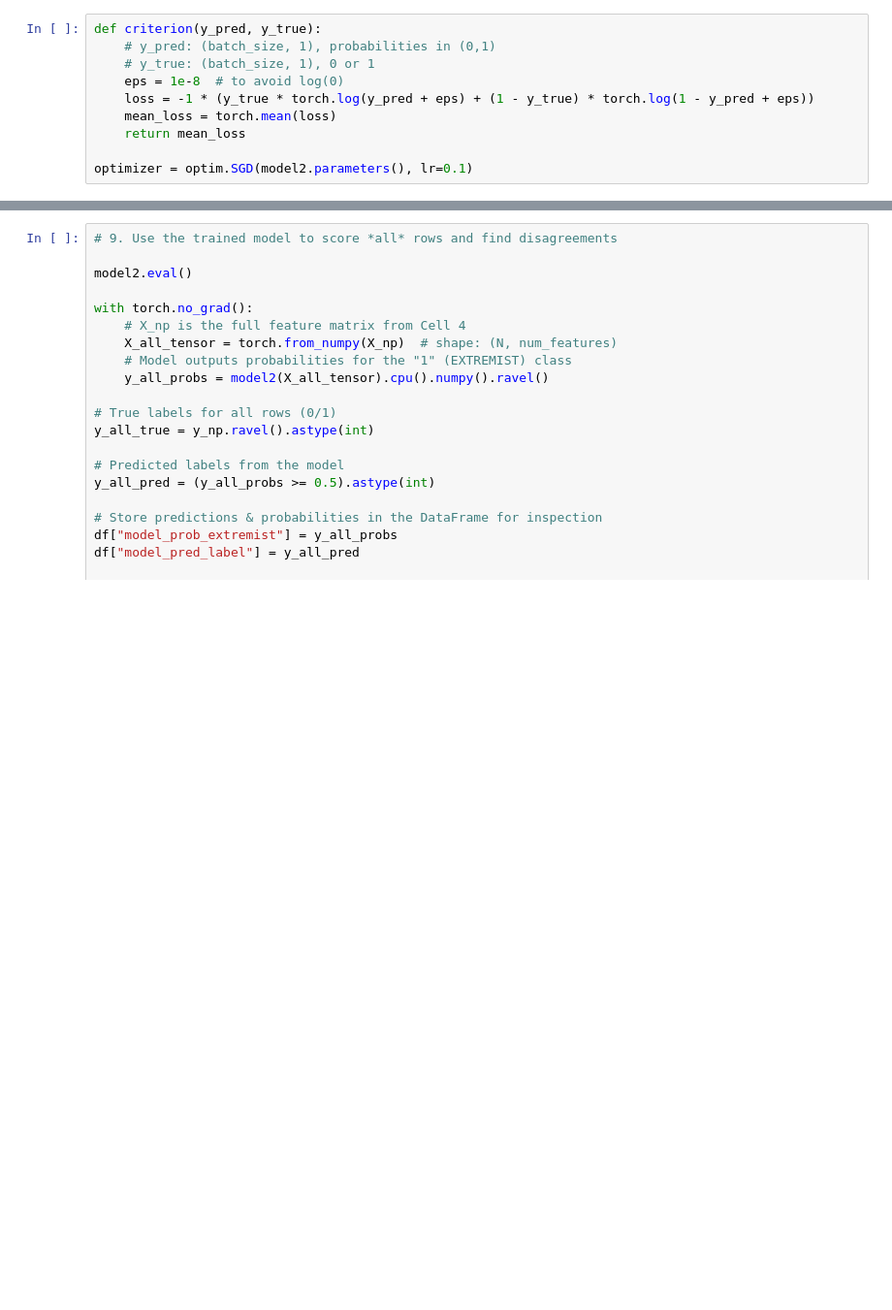
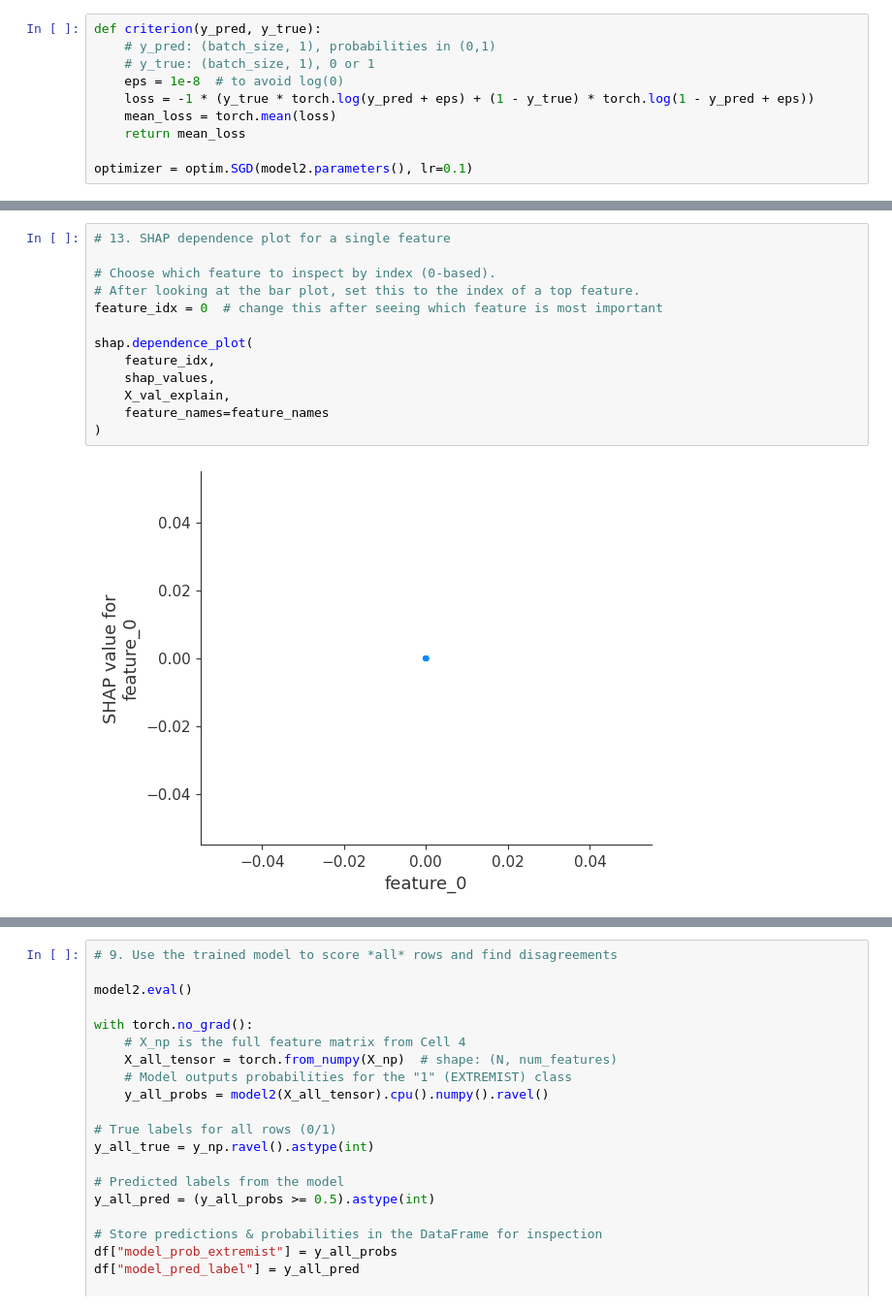
Before and after one commit to adityaSureshCHS/extremism_sentiment_analysis, a Jupyter notebook: training.ipynb, the cells around one changed output, grey strips where cells are left out. Shown at 97% size. Drawn from its saved outputs; the diff is of its cells as text; blank space fills up the shorter version.

```diff
--- a/training.ipynb
+++ b/training.ipynb
@@ -325,0 +418,15 @@ Confusion matrix:
+# %%
+# 13. SHAP dependence plot for a single feature
+
+# Choose which feature to inspect by index (0-based).
+# After looking at the bar plot, set this to the index of a top feature.
+feature_idx = 0  # change this after seeing which feature is most important
+
+shap.dependence_plot(
+    feature_idx,
+    shap_values,
+    X_val_explain,
+    feature_names=feature_names
+)
+# %% [output]
+[figure, added]
```
Also changed, not shown: parts of 9 cells of this notebook, 1 other file.
